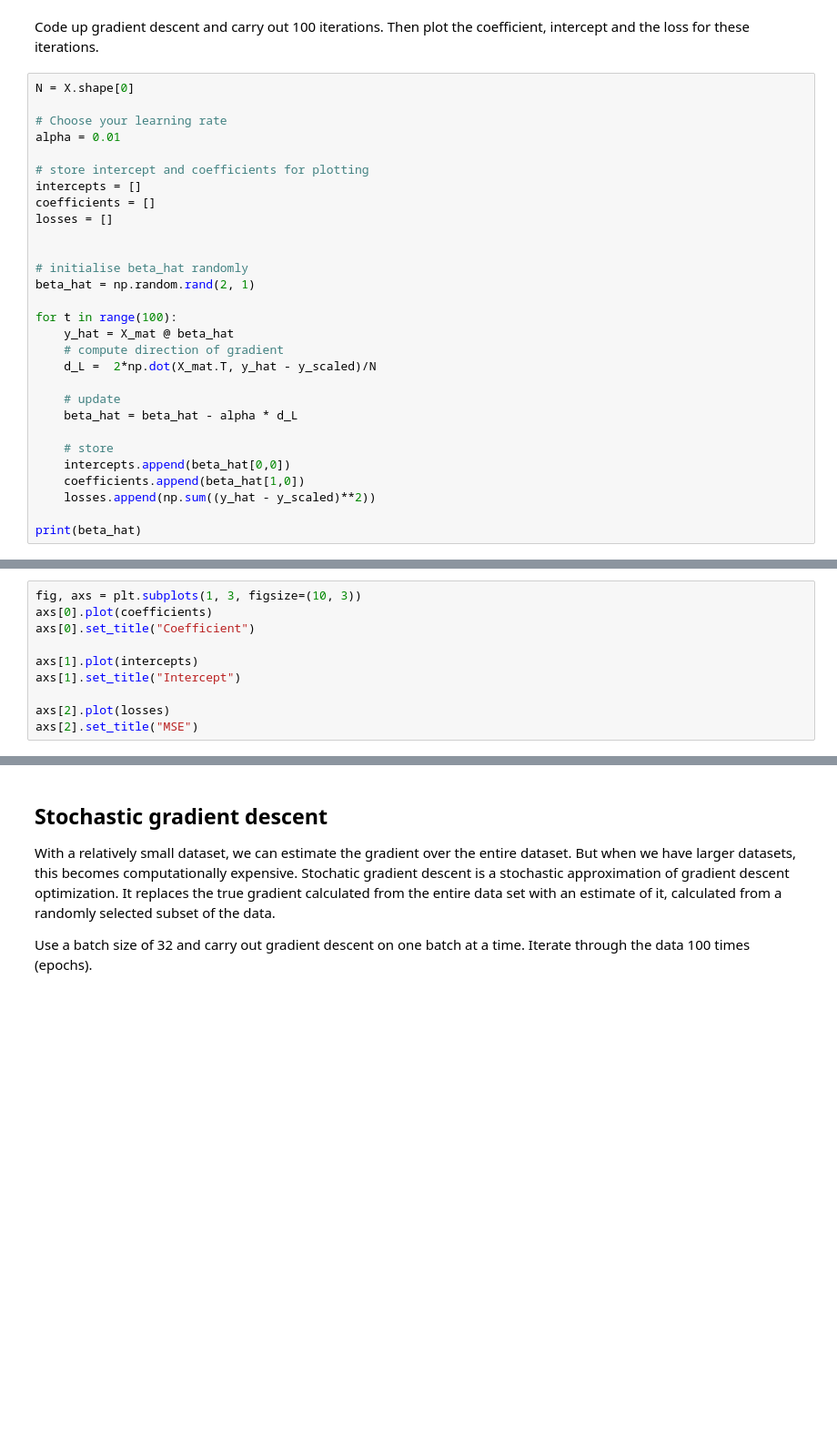
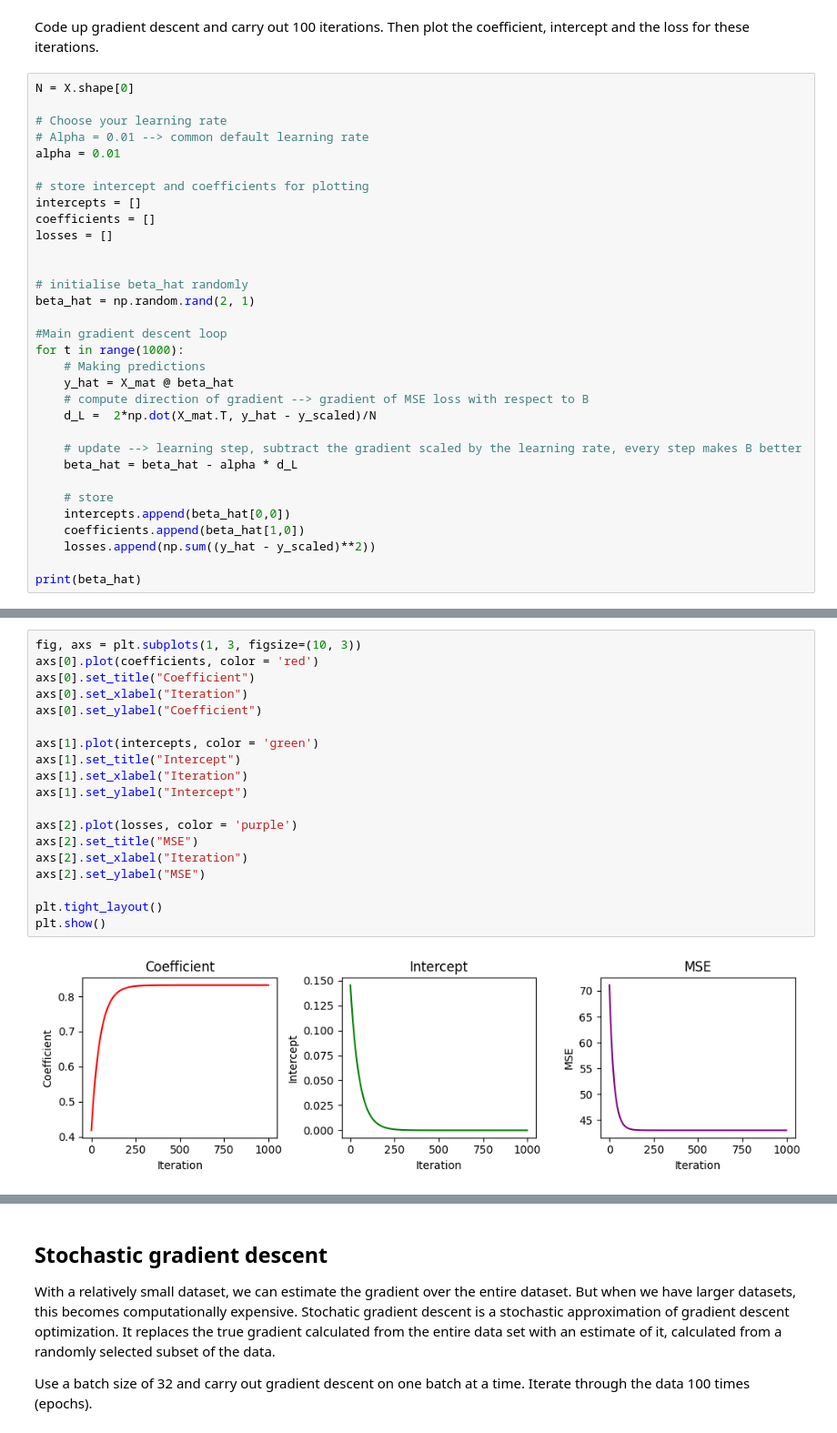
Before and after one commit to leharlow02-glitch/supervised_machine_learning_tutorials, a Jupyter notebook: 1_supervised_learning_regression/1-AdvancedLinearRegression_HousePrice.ipynb, the cells around one changed output, grey strips where cells are left out. Shown: that part at 91% size. Saved outputs shown, nothing was run; the diff lists cells and outputs as text; blank space fills up the shorter version.

```diff
--- a/1_supervised_learning_regression/1-AdvancedLinearRegression_HousePrice.ipynb
+++ b/1_supervised_learning_regression/1-AdvancedLinearRegression_HousePrice.ipynb
@@ -287,6 +287,7 @@ Code up gradient descent and carry out 100 iterations. Then plot the coefficient
 N = X.shape[0]
 
 # Choose your learning rate
+# Alpha = 0.01 --> common default learning rate
 alpha = 0.01
 
 # store intercept and coefficients for plotting
@@ -298,12 +299,14 @@ losses = []
 # initialise beta_hat randomly
 beta_hat = np.random.rand(2, 1)
 
-for t in range(100):
+#Main gradient descent loop
+for t in range(1000):
+    # Making predictions
     y_hat = X_mat @ beta_hat
-    # compute direction of gradient
+    # compute direction of gradient --> gradient of MSE loss with respect to B
     d_L =  2*np.dot(X_mat.T, y_hat - y_scaled)/N
 
-    # update
+    # update --> learning step, subtract the gradient scaled by the learning rate, every step makes B better
     beta_hat = beta_hat - alpha * d_L
 
     # store
@@ -317,10 +321,21 @@ NameError: name 'N' is not defined
 # %%
 fig, axs = plt.subplots(1, 3, figsize=(10, 3))
-axs[0].plot(coefficients)
+axs[0].plot(coefficients, color = 'red')
 axs[0].set_title("Coefficient")
+axs[0].set_xlabel("Iteration")
+axs[0].set_ylabel("Coefficient")
 
-axs[1].plot(intercepts)
+axs[1].plot(intercepts, color = 'green')
 axs[1].set_title("Intercept")
+axs[1].set_xlabel("Iteration")
+axs[1].set_ylabel("Intercept")
 
-axs[2].plot(losses)
+axs[2].plot(losses, color = 'purple')
 axs[2].set_title("MSE")
+axs[2].set_xlabel("Iteration")
+axs[2].set_ylabel("MSE")
+
+plt.tight_layout()
+plt.show()
+# %% [output]
+[figure, added]
```
Also changed, not shown: parts of 11 cells of this notebook.
